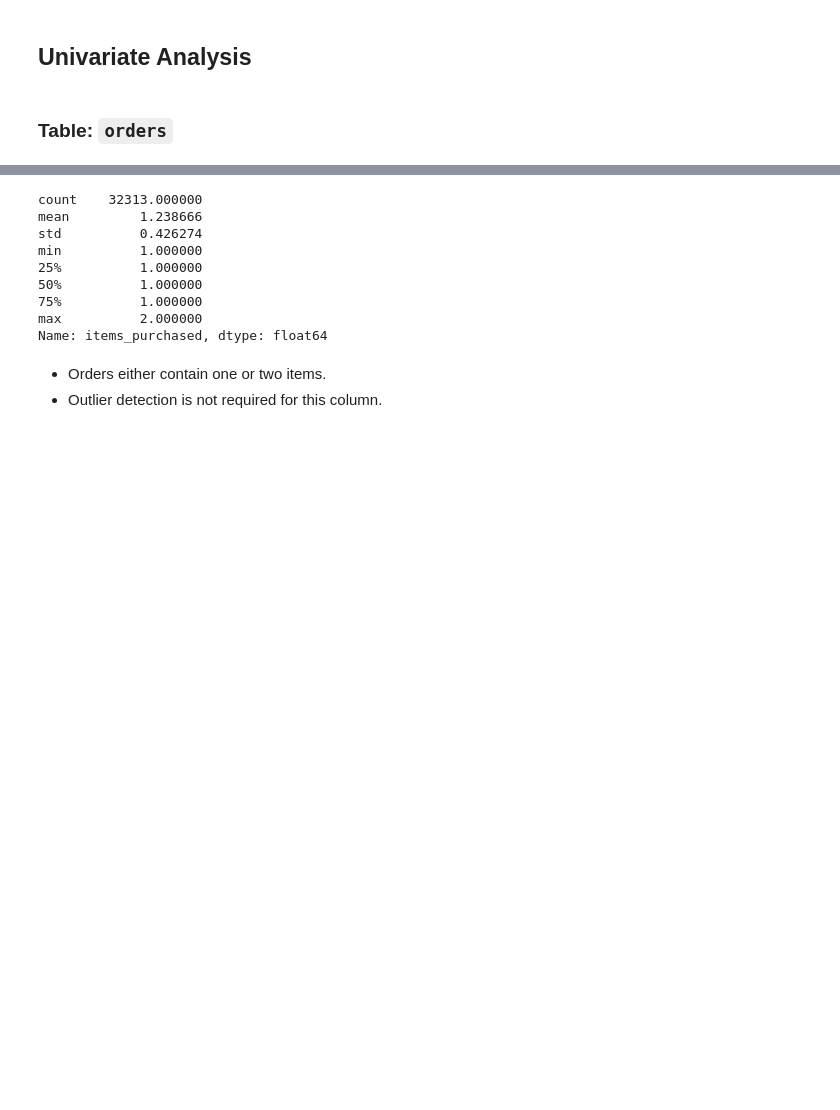
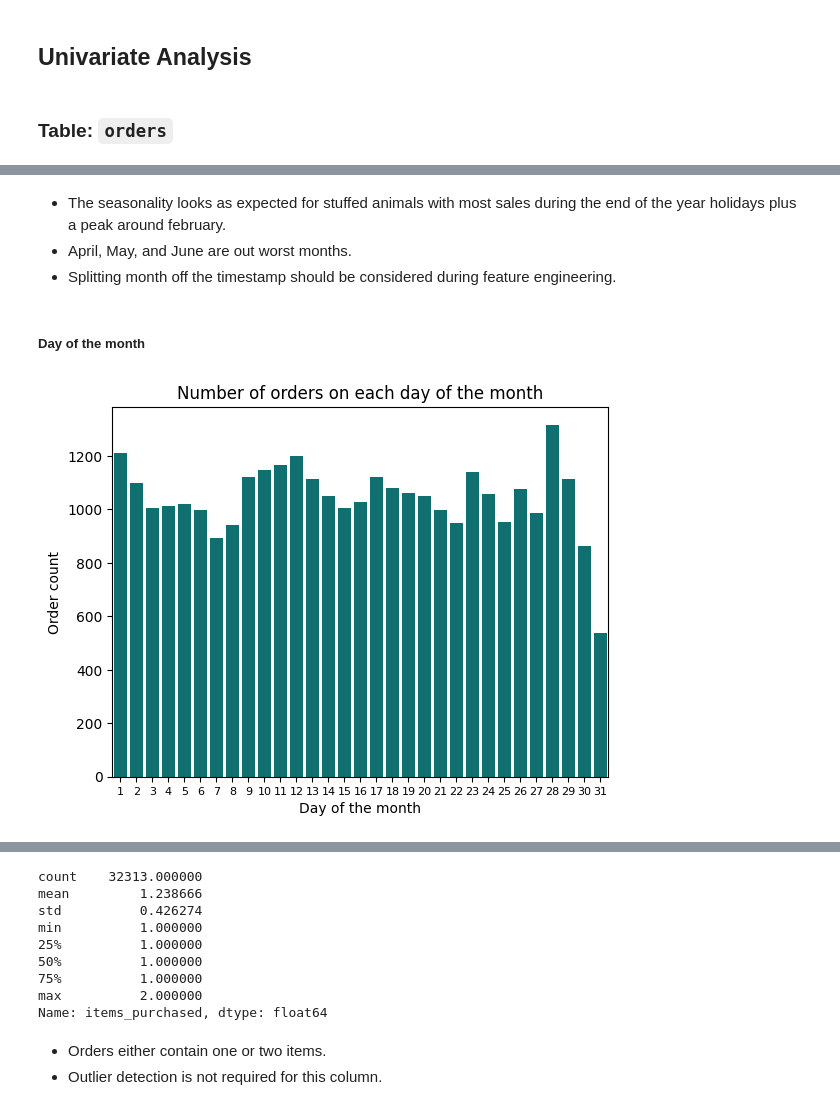
Before and after one commit to efrenchavez/2026_01_Toy_Store_E-Commerce, a Jupyter notebook: jupyter/eda.ipynb, the cells around one changed output, grey strips where cells are left out. Cells and saved outputs as stored; diff of their text form; code cells hidden in the pictures; blank space fills up the shorter version.

```diff
--- a/jupyter/eda.ipynb
+++ b/jupyter/eda.ipynb
@@ -455,0 +728,18 @@ memory usage: 1.1 MB
+# %% [markdown]
+* The seasonality looks as expected for stuffed animals with most sales during the end of the year holidays plus a peak around february.
+* April, May, and June are out worst months.
+* Splitting month off the timestamp should be considered during feature engineering.
+# %% [markdown]
+##### Day of the month
+# %%
+plot_df = test.groupby('day_of_the_month')['order_id'].count().reset_index()
+ax = sns.barplot(x=plot_df['day_of_the_month'],
+            y=plot_df['order_id'],
+            color='teal')
+ax.tick_params(axis='x', labelsize=8)
+plt.xlabel('Day of the month')
+plt.ylabel('Order count')
+plt.title('Number of orders on each day of the month')
+plt.show()
+# %% [output]
+[figure, added]
```
Also changed, not shown: parts of 78 cells of this notebook, 1 other file.
